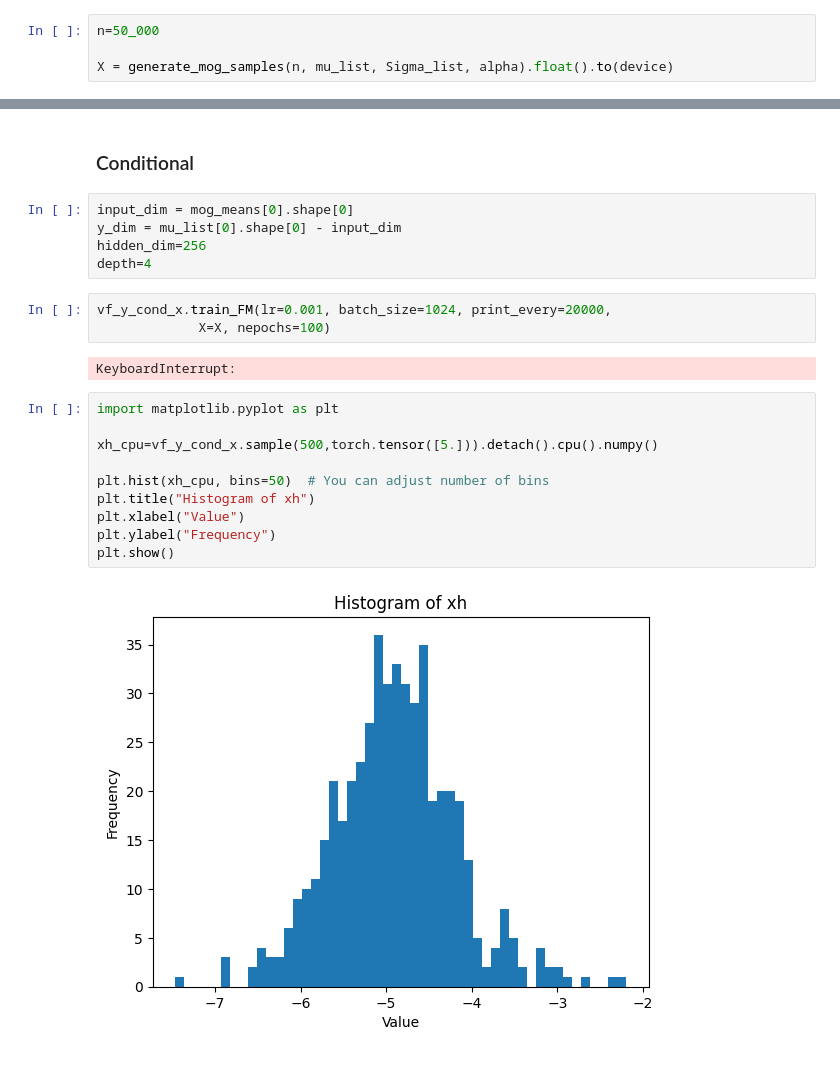
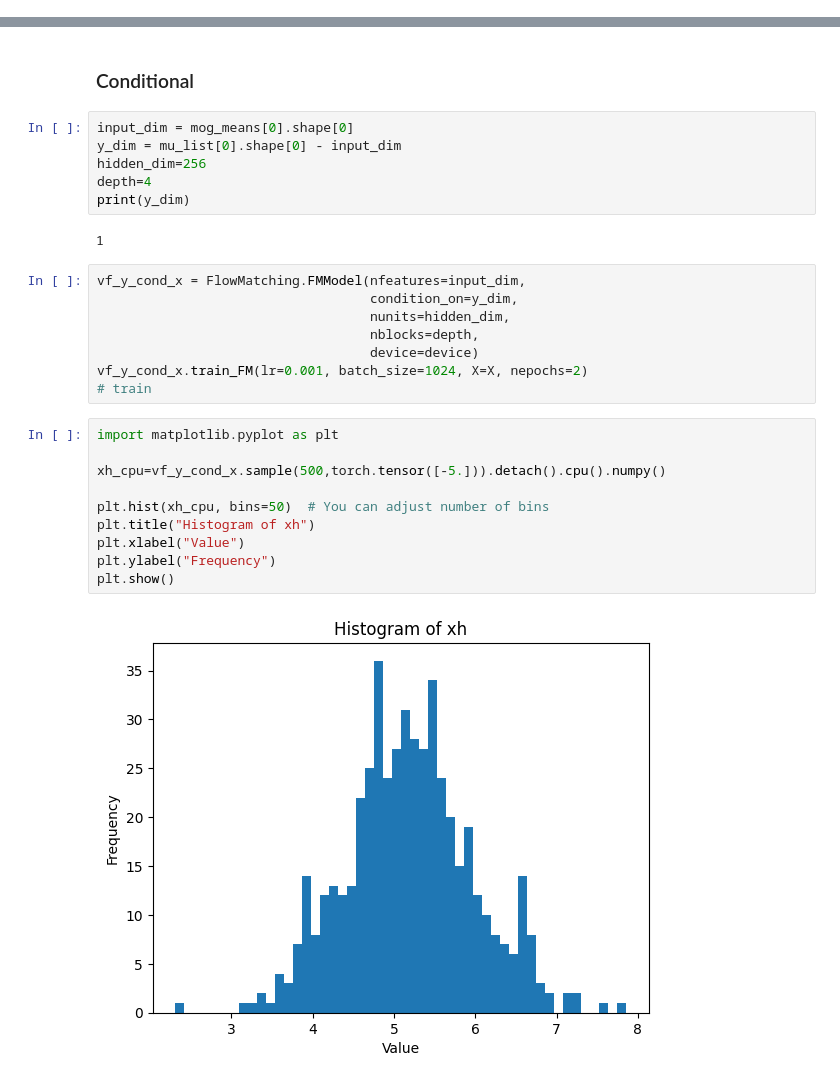
Before and after one commit to orineo1/CDM, a Jupyter notebook: testPlace.ipynb, the cells around one changed output, grey strips where cells are left out. Drawn from its saved outputs; the diff is of its cells as text.

```diff
--- a/testPlace.ipynb
+++ b/testPlace.ipynb
@@ -255,10 +247,6 @@ def sample_and_plot(model, X, name="mog", device="cpu", steps=[80.0, 40.0, 20.0,
     plt.tight_layout()
     # plt.savefig(f"./contents/ct_{name}_scatter.png")
     plt.show()
-# %%
-n=50_000
-
-X = generate_mog_samples(n, mu_list, Sigma_list, alpha).float().to(device)
 # %%
 condition=0
 B, C = X.shape
@@ -344,20 +350,26 @@ input_dim = mog_means[0].shape[0]
 y_dim = mu_list[0].shape[0] - input_dim
 hidden_dim=256
 depth=4
+print(y_dim)
+# %% [output]
+1
 # %%
-vf_y_cond_x.train_FM(lr=0.001, batch_size=1024, print_every=20000,
-             X=X, nepochs=100)
+vf_y_cond_x = FlowMatching.FMModel(nfeatures=input_dim,
+                                   condition_on=y_dim,
+                                   nunits=hidden_dim,
+                                   nblocks=depth,
+                                   device=device)
+vf_y_cond_x.train_FM(lr=0.001, batch_size=1024, X=X, nepochs=2)
+# train
-# %% [output]
-KeyboardInterrupt:
 # %%
 import matplotlib.pyplot as plt
 
-xh_cpu=vf_y_cond_x.sample(500,torch.tensor([5.])).detach().cpu().numpy()
+xh_cpu=vf_y_cond_x.sample(500,torch.tensor([-5.])).detach().cpu().numpy()
 
 plt.hist(xh_cpu, bins=50)  # You can adjust number of bins
 plt.title("Histogram of xh")
 plt.xlabel("Value")
 plt.ylabel("Frequency")
 plt.show()
 # %% [output]
-[figure, old version]
+[figure, new version]
```
Also changed, not shown: parts of 16 cells of this notebook.
